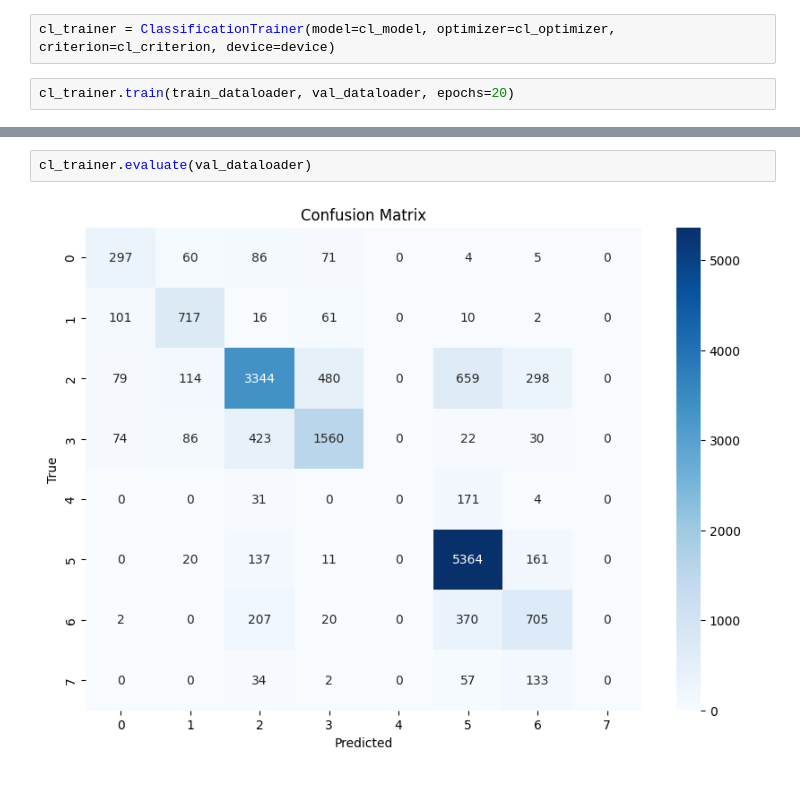
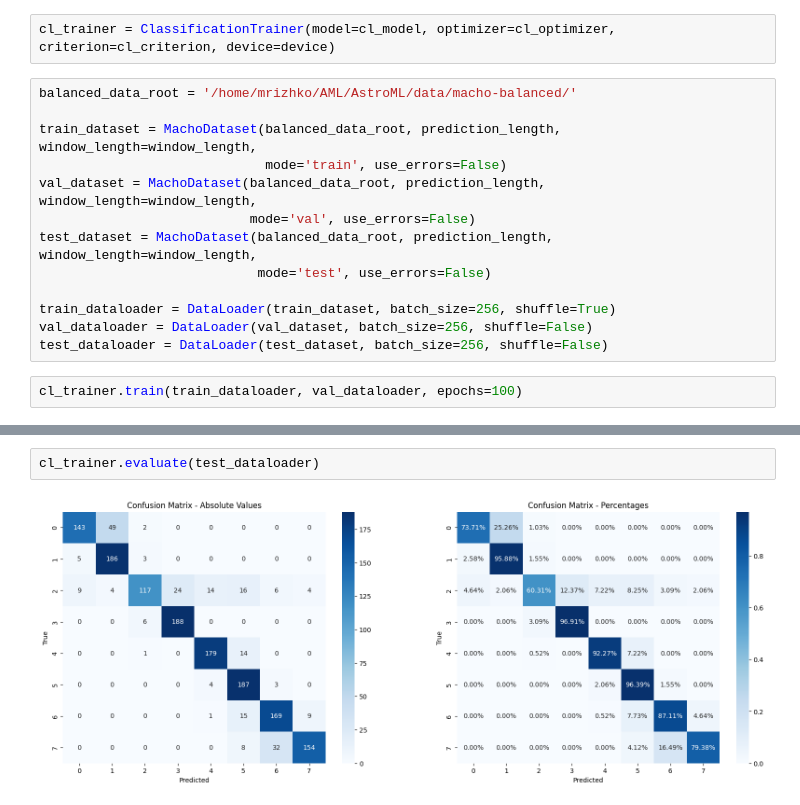
Before and after one commit to MeriDK/AstroM3, a Jupyter notebook: example.ipynb, the cells around one changed output, grey strips where cells are left out. Drawn from its saved outputs; the diff is of its cells as text.

```diff
--- a/example.ipynb
+++ b/example.ipynb
@@ -92,6 +150,19 @@ cl_optimizer = AdamW(cl_model.parameters(), lr=6e-4, betas=(0.9, 0.95), weight_d
 cl_criterion = nn.CrossEntropyLoss()
 # %%
 cl_trainer = ClassificationTrainer(model=cl_model, optimizer=cl_optimizer, criterion=cl_criterion, device=device)
+# %%
+balanced_data_root = '/home/mrizhko/AML/AstroML/data/macho-balanced/'
+
+train_dataset = MachoDataset(balanced_data_root, prediction_length, window_length=window_length,
+                             mode='train', use_errors=False)
+val_dataset = MachoDataset(balanced_data_root, prediction_length, window_length=window_length,
+                           mode='val', use_errors=False)
+test_dataset = MachoDataset(balanced_data_root, prediction_length, window_length=window_length,
+                            mode='test', use_errors=False)
+
+train_dataloader = DataLoader(train_dataset, batch_size=256, shuffle=True)
+val_dataloader = DataLoader(val_dataset, batch_size=256, shuffle=False)
+test_dataloader = DataLoader(test_dataset, batch_size=256, shuffle=False)
 # %%
-cl_trainer.train(train_dataloader, val_dataloader, epochs=20)
+cl_trainer.train(train_dataloader, val_dataloader, epochs=100)
 # %% [output]
@@ -118,4 +186,4 @@ Epoch 19: Train Loss 0.8218      Val Loss 0.7402                             Tra
-# %%
-cl_trainer.evaluate(val_dataloader)
-# %% [output]
-[figure, removed]
+# %%
+cl_trainer.evaluate(test_dataloader)
+# %% [output]
+[figure, added]
```
Also changed, not shown: parts of 10 cells of this notebook, 1 other file.
